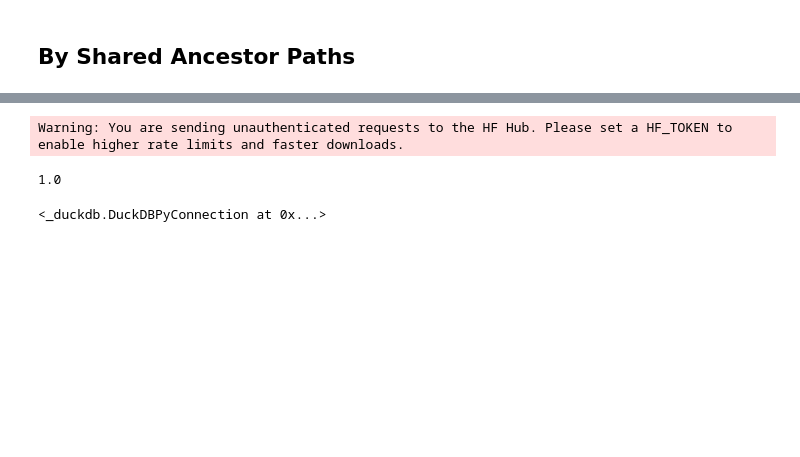
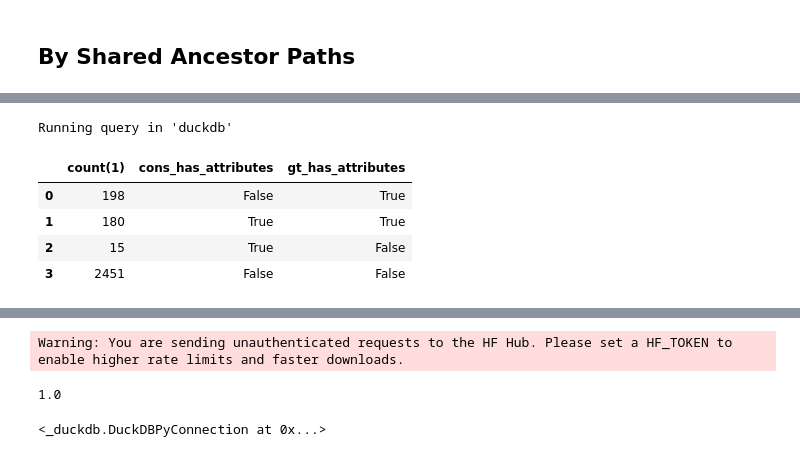
Before and after one commit to mitja-o/metadata-assistant, a Jupyter notebook: _evaluation/statistics/results/semantic_similarity.ipynb, the cells around one changed output, grey strips where cells are left out. Saved outputs shown, nothing was run; the diff lists cells and outputs as text; code cells hidden in the pictures; blank space fills up the shorter version.

```diff
--- a/_evaluation/statistics/results/semantic_similarity.ipynb
+++ b/_evaluation/statistics/results/semantic_similarity.ipynb
@@ -168,0 +358,12 @@ JOIN gt_dwc_t_data_nodes AS g
+# %%
+%%sql
+SELECT COUNT(1), cons_has_attributes, gt_has_attributes
+FROM shared_cons_gt_eml_data_nodes
+GROUP BY 2,3
+# %% [output]
+Running query in 'duckdb'
+|  | count(1) | cons_has_attributes | gt_has_attributes |
+| 0 | 198 | False | True |
+| 1 | 180 | True | True |
+| 2 | 15 | True | False |
+| 3 | 2451 | False | False |
```
Also changed, not shown: parts of 30 cells of this notebook, 2 other files.
